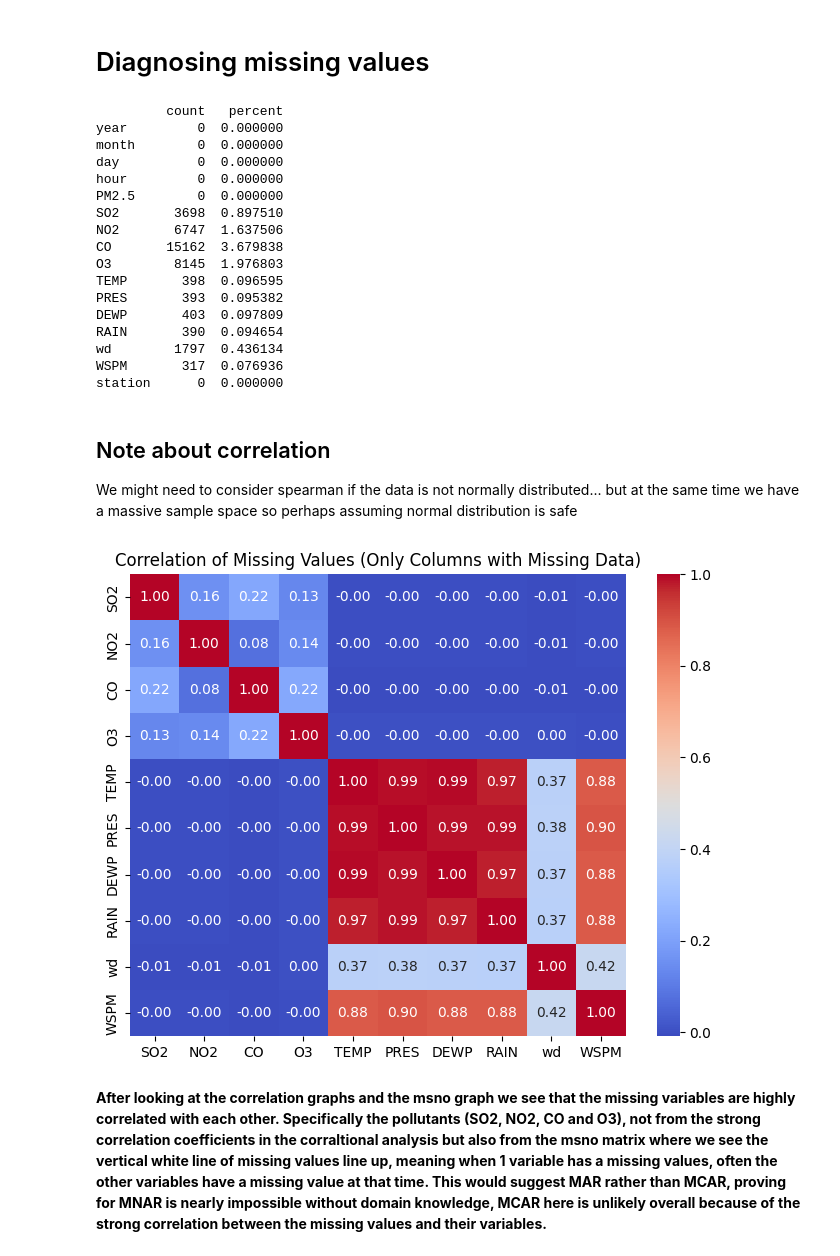
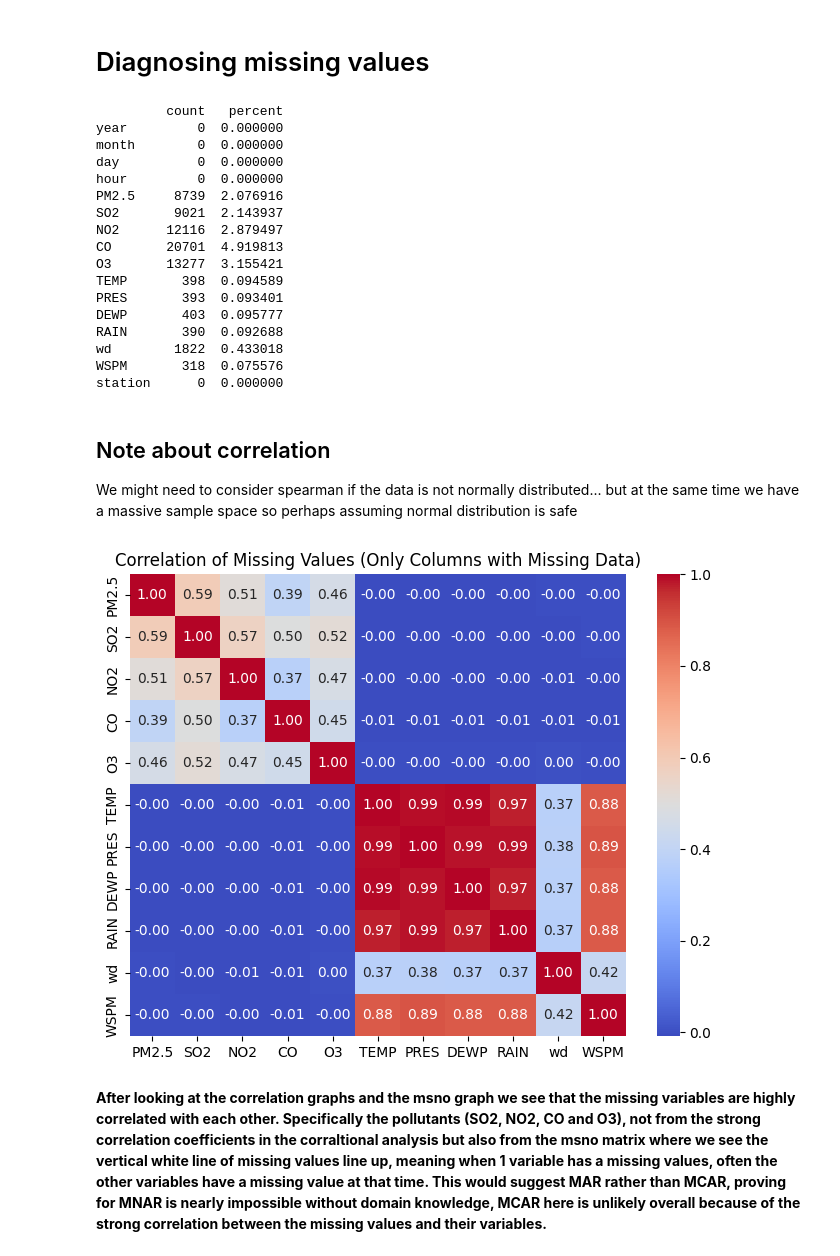
Before and after one commit to perujuice/AirQ_beijing, a Jupyter notebook: model.ipynb, the cells around one changed output. Drawn from its saved outputs; the diff is of its cells as text; code cells hidden in the pictures.

```diff
--- a/model.ipynb
+++ b/model.ipynb
@@ -318,8 +293,8 @@ plt.show()
 # %% [markdown]
 # Diagnosing missing values
 # %%
-missing_counts = df_clean.isna().sum()
-missing_percent = df_clean.isna().mean() * 100
+missing_counts = df.isna().sum()
+missing_percent = df.isna().mean() * 100
 missing_df = pd.DataFrame({"count": missing_counts, "percent": missing_percent})
 print(missing_df)
 # %% [output]
@@ -328,39 +303,39 @@ year         0  0.000000
 month        0  0.000000
 day          0  0.000000
 hour         0  0.000000
-PM2.5        0  0.000000
-SO2       3698  0.897510
-NO2       6747  1.637506
-CO       15162  3.679838
-O3        8145  1.976803
-TEMP       398  0.096595
-PRES       393  0.095382
-DEWP       403  0.097809
-RAIN       390  0.094654
-wd        1797  0.436134
-WSPM       317  0.076936
+PM2.5     8739  2.076916
+SO2       9021  2.143937
+NO2      12116  2.879497
+CO       20701  4.919813
+O3       13277  3.155421
+TEMP       398  0.094589
+PRES       393  0.093401
+DEWP       403  0.095777
+RAIN       390  0.092688
+wd        1822  0.433018
+WSPM       318  0.075576
 station      0  0.000000
 # %% [markdown]
 ## Note about correlation
 
 We might need to consider spearman if the data is not normally distributed... but at the same time we have a massive sample space so perhaps assuming normal distribution is safe
 # %%
-df_missing = df_clean.isna().astype(int) # This converts all values to 0 or 1 (where 1 is a missing value)
+df_missing = df.isna().astype(int) # This converts all values to 0 or 1 (where 1 is a missing value)
 
 # Filter: Keep only columns that have at least one missing value (variance > 0)
 # This removes 'year', 'month', 'station'.
 df_missing_varied = df_missing.loc[:, df_missing.std() > 0]
 
 # Calculate correlation on just the relevant columns
 missing_corr = df_missing_varied.corr()
 
 # Plot
 plt.figure(figsize=(8, 6))
 sns.heatmap(missing_corr, annot=True, fmt=".2f", cmap="coolwarm", cbar=True)
 plt.title("Correlation of Missing Values (Only Columns with Missing Data)")
 plt.show()
 # %% [output]
-[figure, old version]
+[figure, new version]
 # %% [markdown]
 **After looking at the correlation graphs and the msno graph we see that the missing variables are highly correlated with each other. Specifically the pollutants (SO2, NO2, CO and O3), not from the strong correlation coefficients in the corraltional analysis but also from the msno matrix where we see the vertical white line of missing values line up, meaning when 1 variable has a missing values, often the other variables have a missing value at that time. This would suggest MAR rather than MCAR, proving for MNAR is nearly impossible without domain knowledge, MCAR here is unlikely overall because of the strong correlation between the missing values and their variables.**
 # %% [markdown]
```
Also changed, not shown: parts of 21 cells of this notebook.
